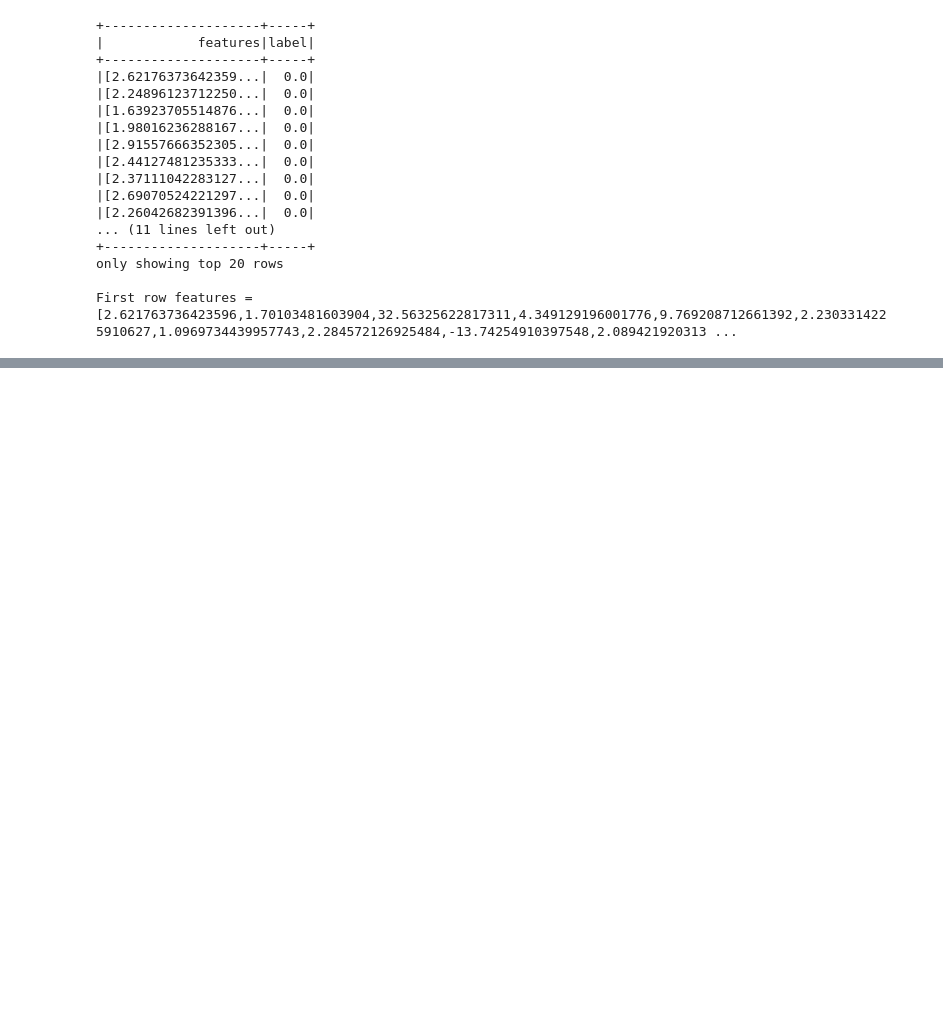
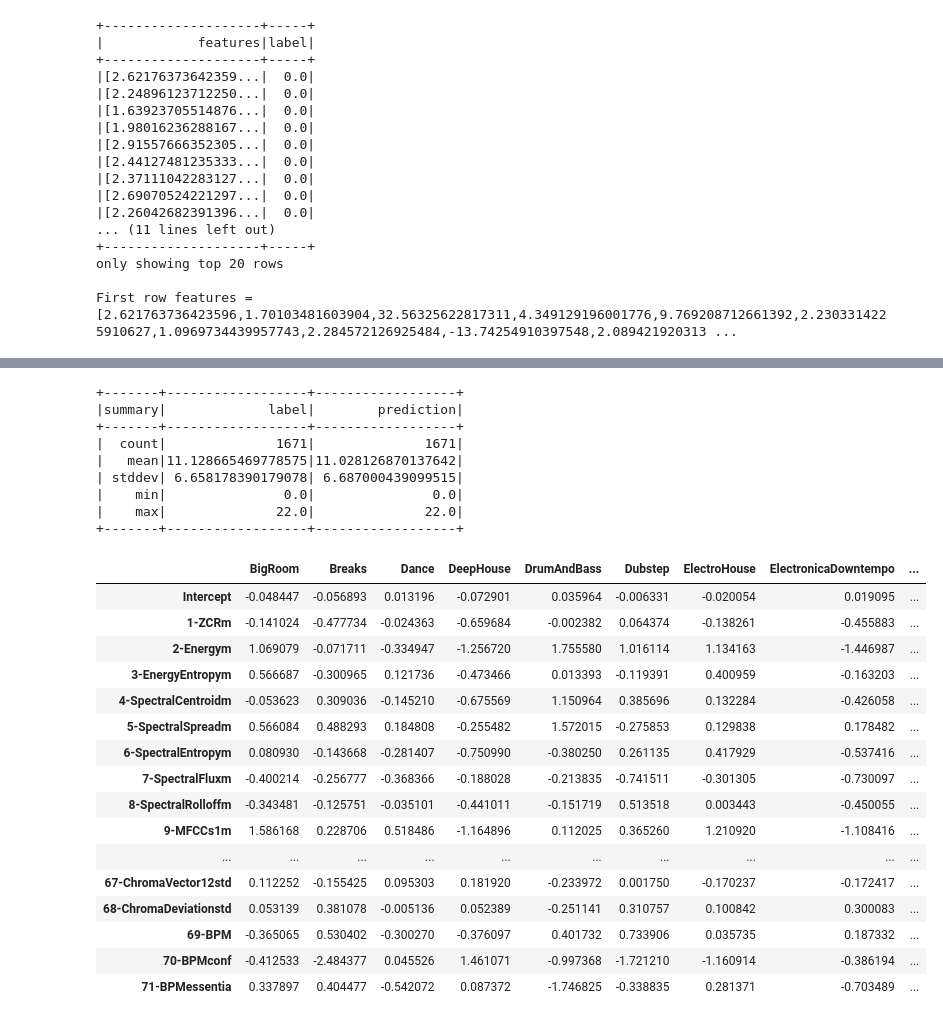
Before and after one commit to ahowe42/pyspark_explore, a Jupyter notebook: pyspark_essentials_udemy/assign/MLLIB_Classification_HW.ipynb, the cells around one changed output, grey strips where cells are left out. Saved outputs shown, nothing was run; the diff lists cells and outputs as text; code cells hidden in the pictures; blank space fills up the shorter version.

Commit message:
Work on MLLIB classification HW.

```diff
--- a/pyspark_essentials_udemy/assign/MLLIB_Classification_HW.ipynb
+++ b/pyspark_essentials_udemy/assign/MLLIB_Classification_HW.ipynb
@@ -324,0 +204,28 @@ mlfc.set_terminated(run.info.run_id)
+# %%
+''' run the models '''
+# number of cv folds
+folds = 5
+# define the evaulation function
+acc = MulticlassClassificationEvaluator(metricName='accuracy')
+
+# iterate over models
+for (model, stuff) in models.items():
+    print('Cross Validator: %s'%model)
+    # execute
+    cv = CrossValidator(estimator=stuff[0], estimatorParamMaps=stuff[1], evaluator=acc, numFolds=folds)
+    fitModel = cv.fit(tranBeats.select('features', 'label'))
+    # get the best
+    bestModel = fitModel.bestModel
+    # evaluate performance on the test set
+    testAcc = acc.evaluate(bestModel.transform(testBeats.select('features', 'label')))
+    print('\tBest Model Test Accuracy = %0.3f'%testAcc)
+    # get best parameters
+    bestParams = bestModel.extractParamMap()
+    for (key, val) in bestParams.items():
+        for parm in stuff[2]:
+            if parm in key.name.lower():
+                print('\t%s = %0.2f'%(key, val))
+                break
+    # save stuff
+    models[model][3] = fitModel
+    models[model][4] = testAcc
@@ -324,0 +241,40 @@ mlfc.set_terminated(run.info.run_id)
+# %%
+# show logistic regression summary
+bm = models['logistic regression'][3].bestModel
+summ = bm.summary
+summ.predictions.describe().show()
+summ.objectiveHistory
+
+# get models coefficients
+coefs = bm.coefficientMatrix.toArray()
+ints = bm.interceptVector.toArray()
+coefs = pd.concat([pd.DataFrame(index=['Intercept'], data=np.atleast_2d(ints), columns=origLabels),
+                   pd.DataFrame(index=inpColumns, data=coefs.T, columns=origLabels)])
+display(coefs)
+# %% [output]
++-------+------------------+------------------+
+|summary|             label|        prediction|
++-------+------------------+------------------+
+|  count|              1671|              1671|
+|   mean|11.128665469778575|11.028126870137642|
+| stddev| 6.658178390179078| 6.687000439099515|
+|    min|               0.0|               0.0|
+|    max|              22.0|              22.0|
++-------+------------------+------------------+
+|  | BigRoom | Breaks | Dance | DeepHouse | DrumAndBass | Dubstep | ElectroHouse | ElectronicaDowntempo | ... |
+| Intercept | -0.048447 | -0.056893 | 0.013196 | -0.072901 | 0.035964 | -0.006331 | -0.020054 | 0.019095 | ... |
+| 1-ZCRm | -0.141024 | -0.477734 | -0.024363 | -0.659684 | -0.002382 | 0.064374 | -0.138261 | -0.455883 | ... |
+| 2-Energym | 1.069079 | -0.071711 | -0.334947 | -1.256720 | 1.755580 | 1.016114 | 1.134163 | -1.446987 | ... |
+| 3-EnergyEntropym | 0.566687 | -0.300965 | 0.121736 | -0.473466 | 0.013393 | -0.119391 | 0.400959 | -0.163203 | ... |
+| 4-SpectralCentroidm | -0.053623 | 0.309036 | -0.145210 | -0.675569 | 1.150964 | 0.385696 | 0.132284 | -0.426058 | ... |
+| 5-SpectralSpreadm | 0.566084 | 0.488293 | 0.184808 | -0.255482 | 1.572015 | -0.275853 | 0.129838 | 0.178482 | ... |
+| 6-SpectralEntropym | 0.080930 | -0.143668 | -0.281407 | -0.750990 | -0.380250 | 0.261135 | 0.417929 | -0.537416 | ... |
+| 7-SpectralFluxm | -0.400214 | -0.256777 | -0.368366 | -0.188028 | -0.213835 | -0.741511 | -0.301305 | -0.730097 | ... |
+| 8-SpectralRolloffm | -0.343481 | -0.125751 | -0.035101 | -0.441011 | -0.151719 | 0.513518 | 0.003443 | -0.450055 | ... |
+| 9-MFCCs1m | 1.586168 | 0.228706 | 0.518486 | -1.164896 | 0.112025 | 0.365260 | 1.210920 | -1.108416 | ... |
+| ... | ... | ... | ... | ... | ... | ... | ... | ... | ... |
+| 67-ChromaVector12std | 0.112252 | -0.155425 | 0.095303 | 0.181920 | -0.233972 | 0.001750 | -0.170237 | -0.172417 | ... |
+| 68-ChromaDeviationstd | 0.053139 | 0.381078 | -0.005136 | 0.052389 | -0.251141 | 0.310757 | 0.100842 | 0.300083 | ... |
+| 69-BPM | -0.365065 | 0.530402 | -0.300270 | -0.376097 | 0.401732 | 0.733906 | 0.035735 | 0.187332 | ... |
+| 70-BPMconf | -0.412533 | -2.484377 | 0.045526 | 1.461071 | -0.997368 | -1.721210 | -1.160914 | -0.386194 | ... |
+| 71-BPMessentia | 0.337897 | 0.404477 | -0.542072 | 0.087372 | -1.746825 | -0.338835 | 0.281371 | -0.703489 | ... |
```
Also changed, not shown: parts of 22 cells of this notebook.
